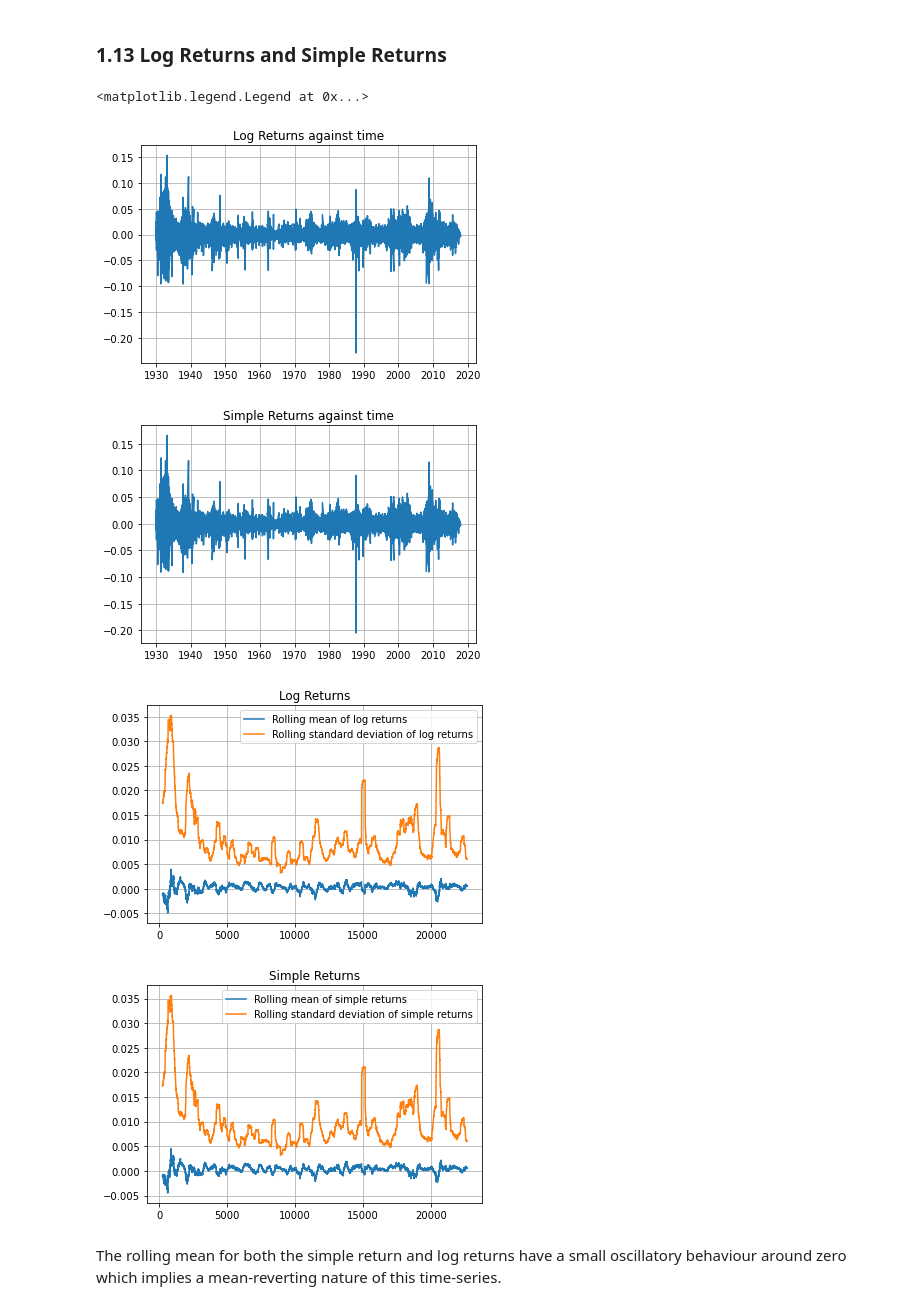
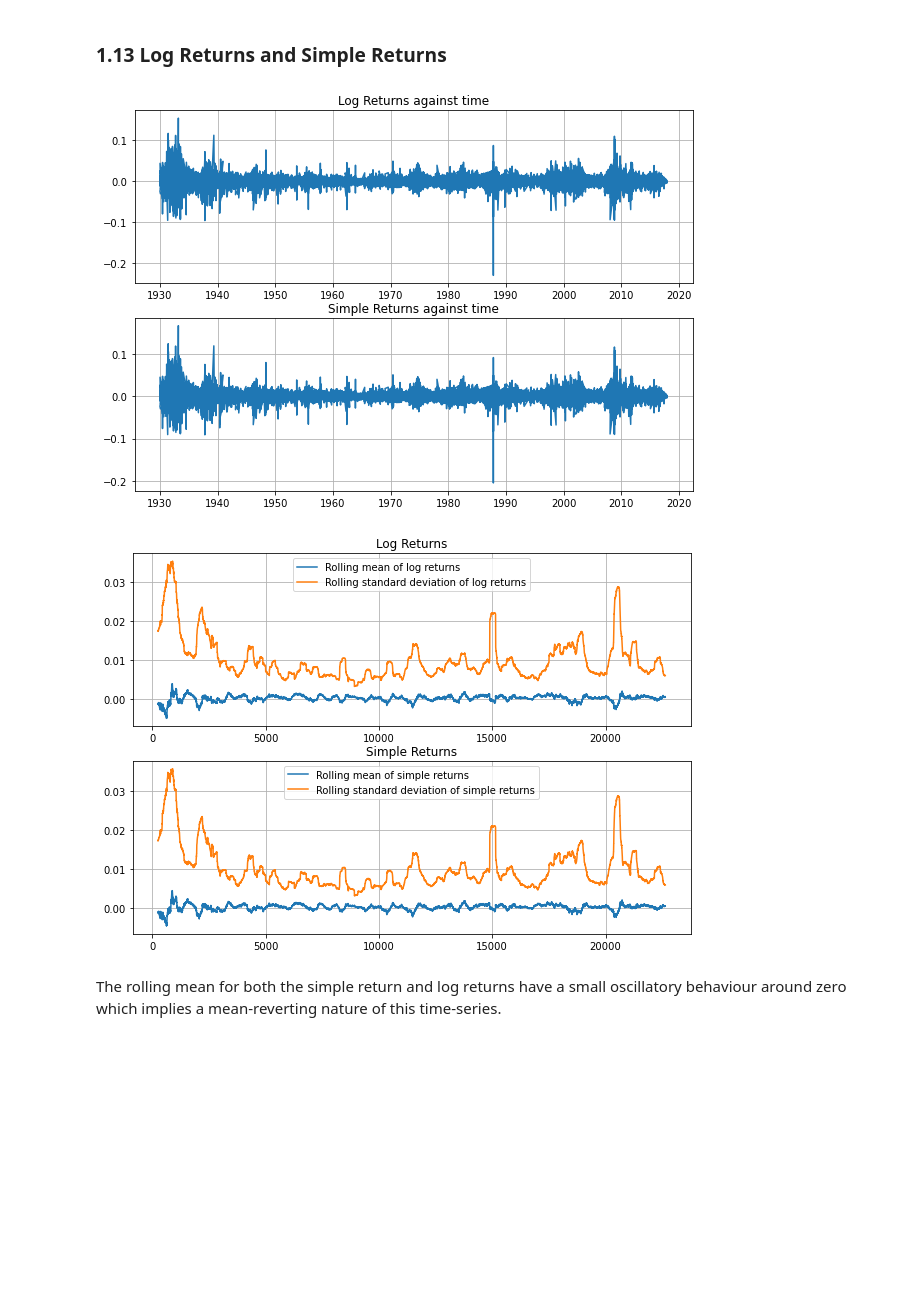
Before and after one commit to zxt18/Financial-Signal-Processing, a Jupyter notebook: Coursework_1.ipynb, the cells around one changed output. Drawn from its saved outputs; the diff is of its cells as text; code cells hidden in the pictures; blank space fills up the shorter version.

```diff
--- a/Coursework_1.ipynb
+++ b/Coursework_1.ipynb
@@ -63,42 +71,43 @@ The signal of log prices across time is hence non-stationary.
 # %%
 # Log returns
 logpx['Log Returns'] = logpx['Log Price'].diff()
 
 #Simple returns
+fig, ax = plt.subplots(2,1)
+px['Simple Returns'] = px['SPX Index'].pct_change()
+ax[0].plot(logpx['date'],logpx['Log Returns'])
+ax[0].grid('on')
+ax[0].set_title("Log Returns against time")
+ax[1].plot(px['date'], px['Simple Returns'])
+ax[1].grid('on')
+ax[1].set_title("Simple Returns against time")
 
-px['Simple Returns'] = px['SPX Index'].pct_change()
-plt.plot(logpx['date'],logpx['Log Returns'])
-plt.grid('on')
-plt.title("Log Returns against time")
+fig.set_tight_layout
+fig.set_size_inches(10,7)
 
-plt.figure()
-plt.plot(px['date'], px['Simple Returns'])
-plt.grid('on')
 
-plt.title("Simple Returns against time")
+fig, ax = plt.subplots(2,1)
+ax[0].plot(logpx['Log Returns'].rolling(252).mean())
+ax[0].plot(logpx['Log Returns'].rolling(252).std())
 
-plt.figure()
-logpx['Log Returns'].rolling(252).mean().plot()
-logpx['Log Returns'].rolling(252).std().plot()
-plt.title("Log Returns")
-plt.grid('on')
+ax[0].set_title("Log Returns")
+ax[0].grid('on')
 
-plt.legend(['Rolling mean of log returns','Rolling standard deviation of log returns'])
+ax[0].legend(['Rolling mean of log returns','Rolling standard deviation of log returns'])
 
-plt.figure()
-px['Simple Returns'].rolling(252).mean().plot()
-px['Simple Returns'].rolling(252).std().plot()
+ax[1].plot(px['Simple Returns'].rolling(252).mean())
+ax[1].plot(px['Simple Returns'].rolling(252).std())
 
-plt.title("Simple Returns")
-plt.grid('on')
 
-plt.legend(['Rolling mean of simple returns','Rolling standard deviation of simple returns'])
+ax[1].set_title("Simple Returns")
+ax[1].grid('on')
+
+ax[1].legend(['Rolling mean of simple returns','Rolling standard deviation of simple returns'])
+fig.set_tight_layout
+fig.set_size_inches(10,7)
 # %% [output]
-<matplotlib.legend.Legend at 0x...>
-[figure, old version]
+[figure, new version]
-[figure, old version]
+[figure, new version]
-[figure, removed]
-[figure, removed]
 # %% [markdown]
 The rolling mean for both the simple return and log returns have a small oscillatory behaviour around zero which implies a mean-reverting nature of this time-series.
 # %% [markdown]
```
Also changed, not shown: parts of 14 cells of this notebook, 2 other files.
